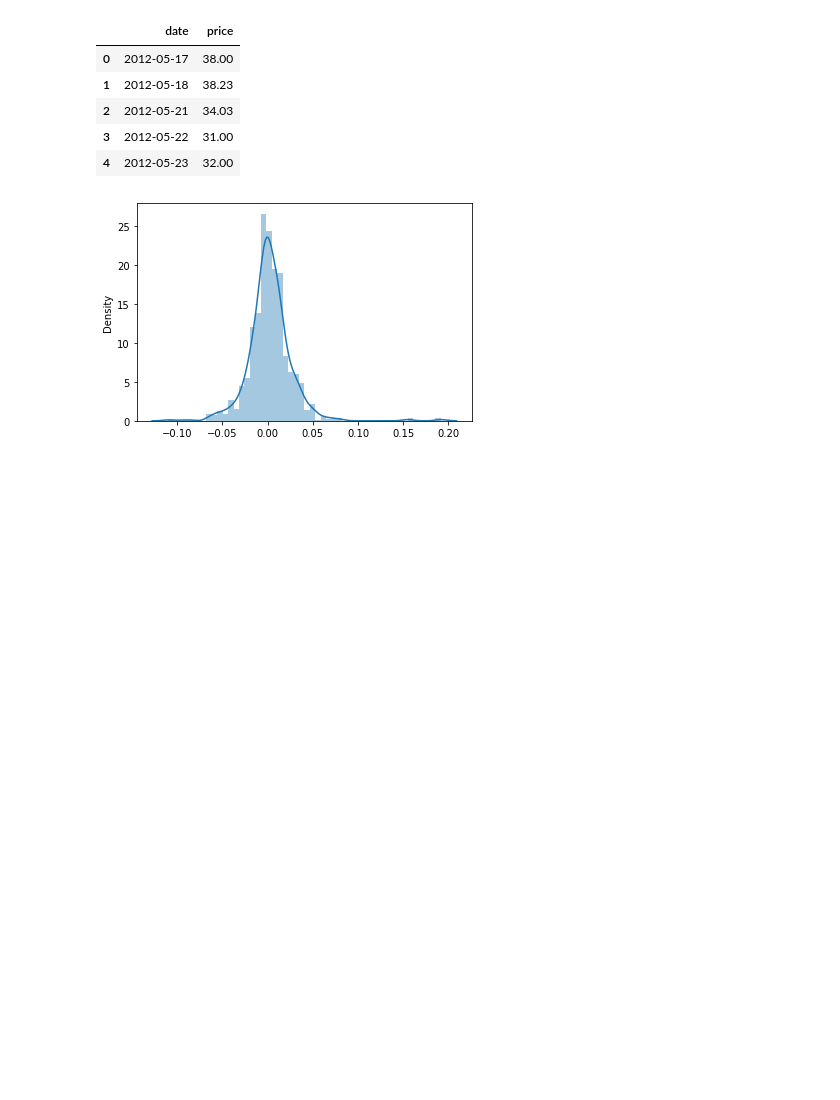
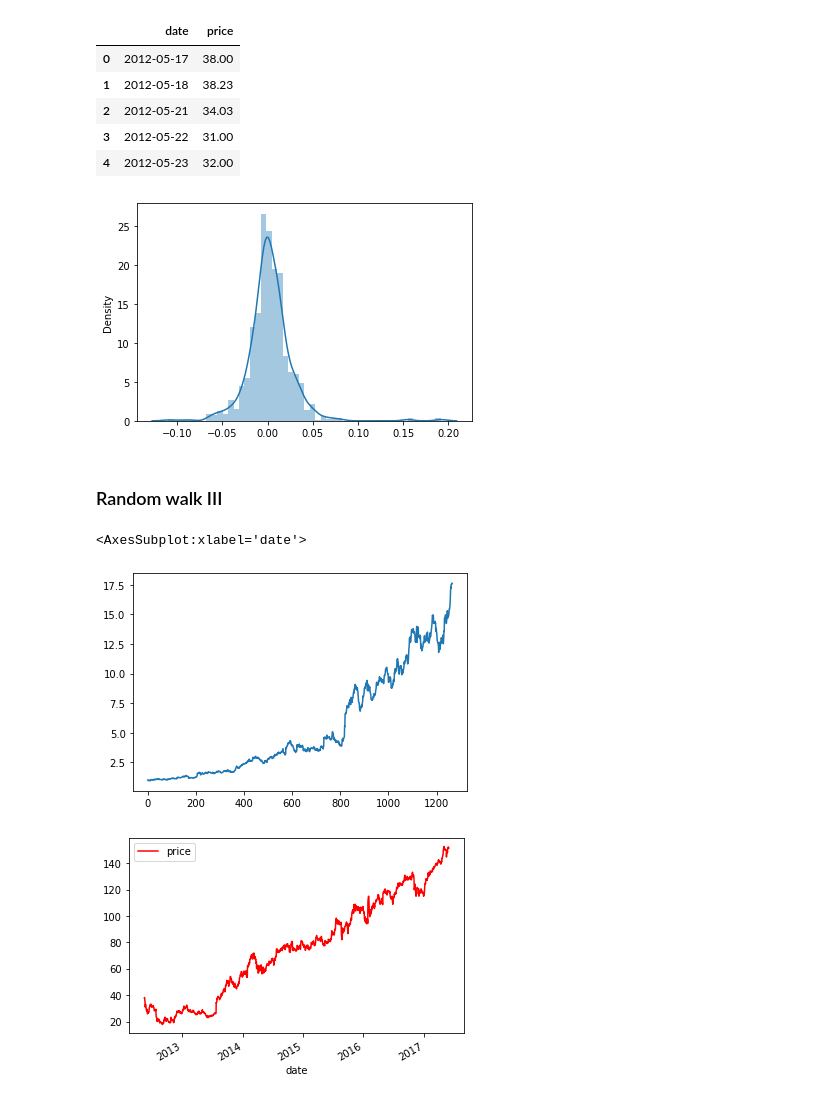
Before and after one commit to ozlerhakan/datacamp, a Jupyter notebook: Manipulating Time Series Data in Python/chapter3.ipynb, the cells around one changed output. Saved outputs shown, nothing was run; the diff lists cells and outputs as text; code cells hidden in the pictures; blank space fills up the shorter version.

Commit message:
add random walk 3

```diff
--- a/Manipulating Time Series Data in Python/chapter3.ipynb
+++ b/Manipulating Time Series Data in Python/chapter3.ipynb
@@ -369,3 +369,9 @@ sns.distplot(random_walk)
 plt.show();
 # %% [output]
 [figure]
+# %% [markdown]
+### Random walk III
+# %%
+fb['date'] = pd.to_datetime(fb.date)
+# %%
+fb = fb.sort_values(by="date", ascending=False).set_index("date")
@@ -371,0 +380,18 @@ plt.show();
+# %%
+
+start = fb.price.first('D')
+
+
+random_walk = random_walk.add(1)
+random_price = start.append(random_walk)
+
+
+random_price = random_price.cumprod()
+
+
+random_price.plot()
+fb.plot(color='r')
+# %% [output]
+<AxesSubplot:xlabel='date'>
+[figure, added]
+[figure, added]
```
Also changed, not shown: parts of 1 cell of this notebook.
